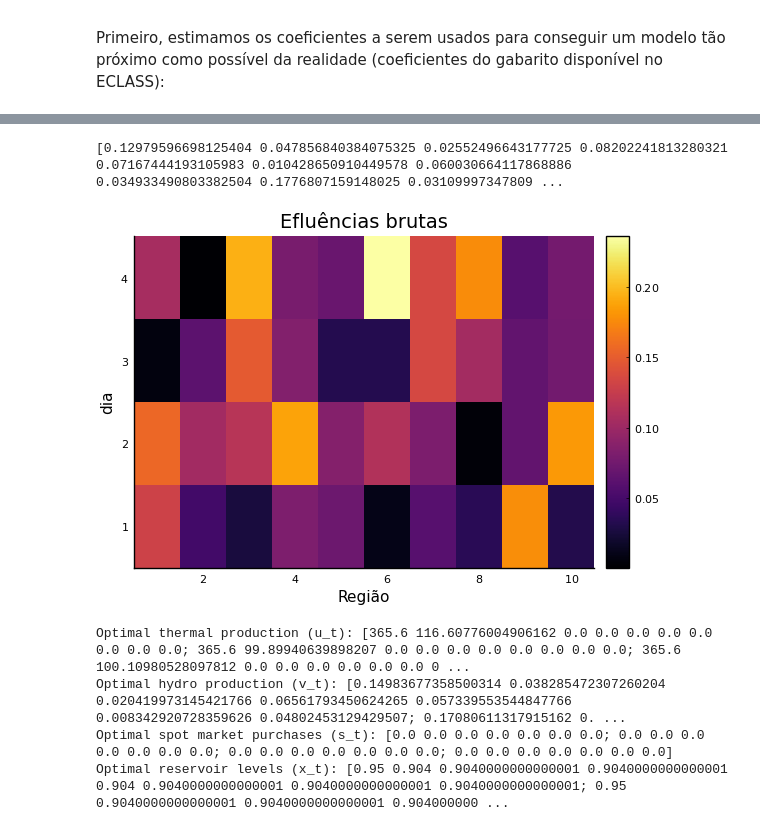
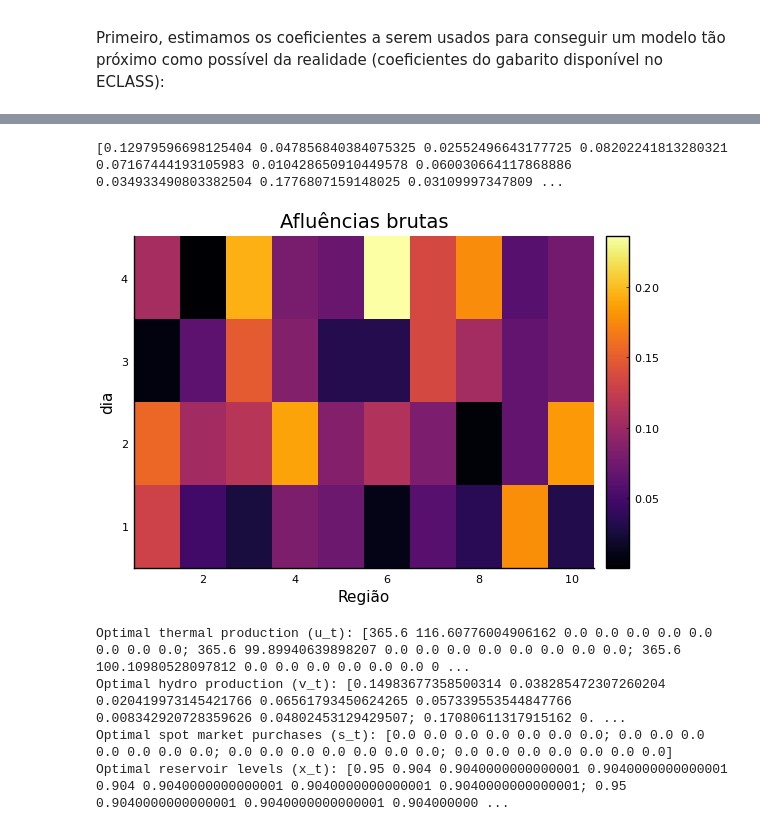
Before and after one commit to PedroGarcia6/PLI_A2, a Jupyter notebook: PLI_questions.ipynb, the cells around one changed output, grey strips where cells are left out. Drawn from its saved outputs; the diff is of its cells as text; code cells hidden in the pictures.

```diff
--- a/PLI_questions.ipynb
+++ b/PLI_questions.ipynb
@@ -405,20 +406,20 @@ No mais, fixemos $i \in {1, 2, 3, 4}$ e
 # %%
 Random.seed!(42)
 
 # Create truncated normal distributions
 D_dist = truncated(Normal(474.5, 10), 0, 20000)
 A_dist = truncated(Normal(0.01, 0.1), 0, 2)
 
 # Generate samples
 D = rand(D_dist, 4, 10)
 A = rand(A_dist, 4, 10)
 
 # Taking a look at the data
 print(A)
-heatmap(A, xlabel="Região", ylabel="dia", title="Efluências brutas")
+heatmap(A, xlabel="Região", ylabel="dia", title="Afluências brutas")
 # %% [output]
 [0.12979596698125404 0.047856840384075325 0.02552496643177725 0.08202241813280321 0.07167444193105983 0.010428650910449578 0.060030664117868886 0.034933490803382504 0.1776807159148025 0.03109997347809 ...
-[figure, old version]
+[figure, new version]
 # %%
 using JuMP, GLPK
 
```
Also changed, not shown: parts of 3 cells of this notebook.
